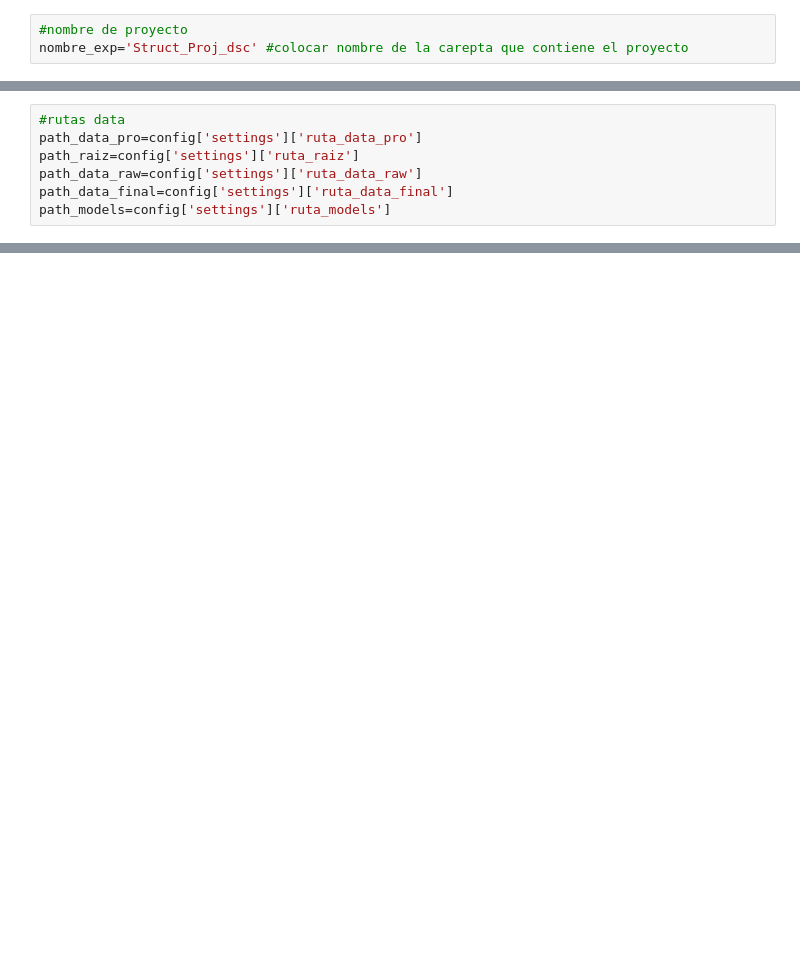
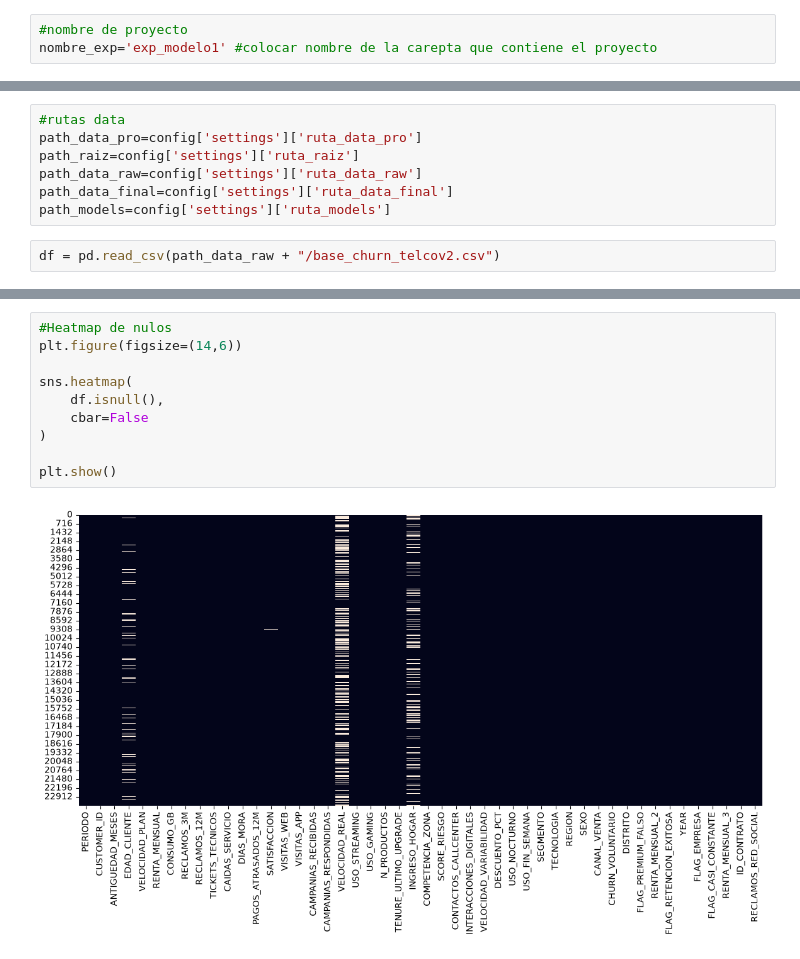
Before and after one commit to SalvadorML105/exp_modelo1, a Jupyter notebook: notebooks/02 EDA.ipynb, the cells around one changed output, grey strips where cells are left out. Cells and saved outputs as stored; diff of their text form; blank space fills up the shorter version.

```diff
--- a/notebooks/02 EDA.ipynb
+++ b/notebooks/02 EDA.ipynb
@@ -24,6 +130,6 @@ pwd
 # %%
 #nombre de proyecto
-nombre_exp='Struct_Proj_dsc' #colocar nombre de la carepta que contiene el proyecto
+nombre_exp='exp_modelo1' #colocar nombre de la carepta que contiene el proyecto
 # %%
 ##ruta actual
 ruta_actual = Path.cwd()
@@ -63,3 +171,5 @@ path_raiz=config['settings']['ruta_raiz']
 path_data_raw=config['settings']['ruta_data_raw']
 path_data_final=config['settings']['ruta_data_final']
 path_models=config['settings']['ruta_models']
+# %%
+df = pd.read_csv(path_data_raw + "/base_churn_telcov2.csv")
@@ -65,0 +280,12 @@ path_models=config['settings']['ruta_models']
+# %%
+#Heatmap de nulos
+plt.figure(figsize=(14,6))
+
+sns.heatmap(
+    df.isnull(),
+    cbar=False
+)
+
+plt.show()
+# %% [output]
+[figure, added]
```
Also changed, not shown: parts of 11 cells of this notebook.
